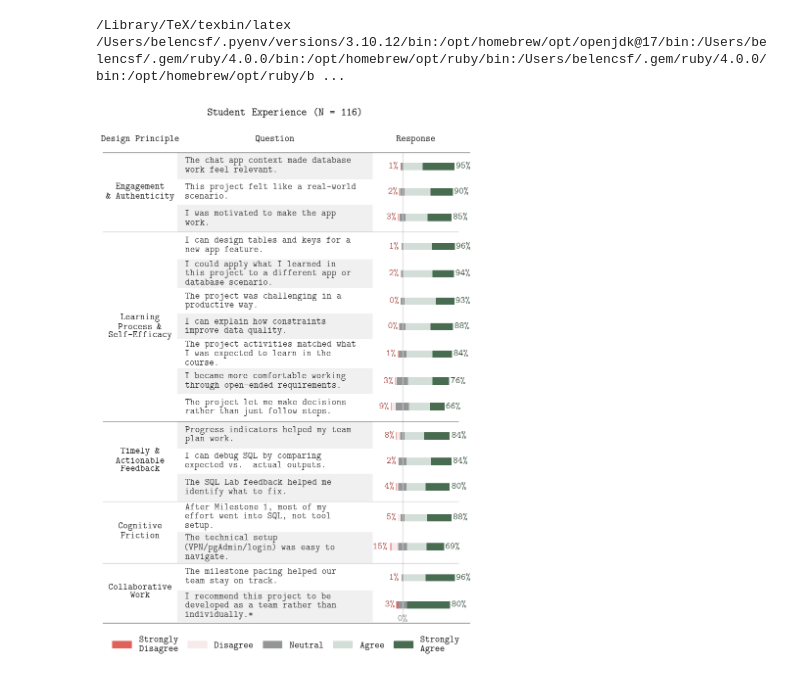
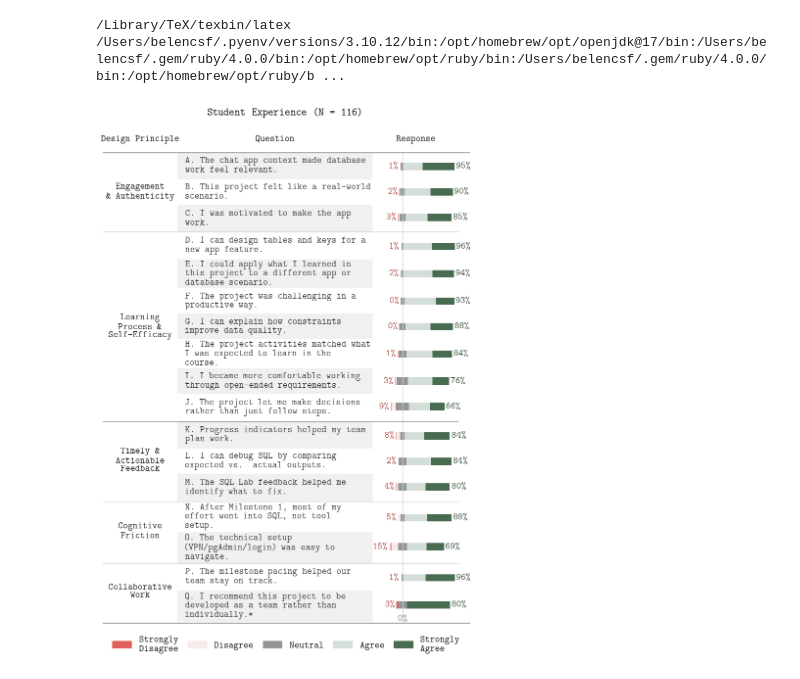
Before and after one commit to bcsaldias/sigcse-ai-2027, a Jupyter notebook: likert/v2_Info330_ExploratoryDataAnalysis.ipynb, the cells around one changed output. Cells and saved outputs as stored; diff of their text form; code cells hidden in the pictures.

```diff
--- a/likert/v2_Info330_ExploratoryDataAnalysis.ipynb
+++ b/likert/v2_Info330_ExploratoryDataAnalysis.ipynb
@@ -273,7 +273,7 @@ for i, (_, row) in enumerate(plot_df.iterrows()):
     else:
         y_text = y
     ax_q.text(
-        0.04, y_text, row["question"],
+        0.04, y_text, f"{chr(65 + i)}. {row['question']}",
         ha="left", va="center",
         fontsize=font_size, color="#333333"
     )
@@ -325,31 +325,31 @@ for ax in [ax_cat, ax_q, ax_main]:
         else:
             spine.set_visible(True)
             spine.set_linewidth(0.9)
             spine.set_color(BORDER_COLOR)
 
 ax_cat.invert_yaxis()
 margin = 0.2
 ax_cat.set_ylim(current_y - GAP / 2 + margin, -margin)
 
 legend_handles = [
     plt.Rectangle((0, 0), 1, 1, color=COLORS[lbl], label=wrap_text(lbl, 10))
     for lbl in LIKERT_ORDER
 ]
 fig.legend(
     handles=legend_handles,
     loc="upper center", bbox_to_anchor=(0.5, 0.02),
     ncol=len(LIKERT_ORDER),
     fontsize=font_size, frameon=False,
     columnspacing=1
 )
 
 plt.suptitle(
     "Student Experience (N = 116)",
     fontsize=16, fontweight="semibold", y=0.985
 )
 ax_main.text(0, ax_main.get_ylim()[0], "0\%", ha="center", va="bottom", fontsize=font_size, color="gray")
 
 fig.tight_layout(rect=[0, 0.01, 1, 0.99])
 plt.show()
 # %% [output]
-[figure, old version]
+[figure, new version]
```
